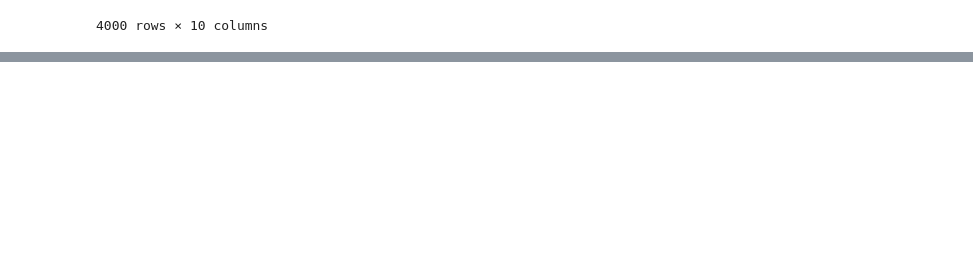
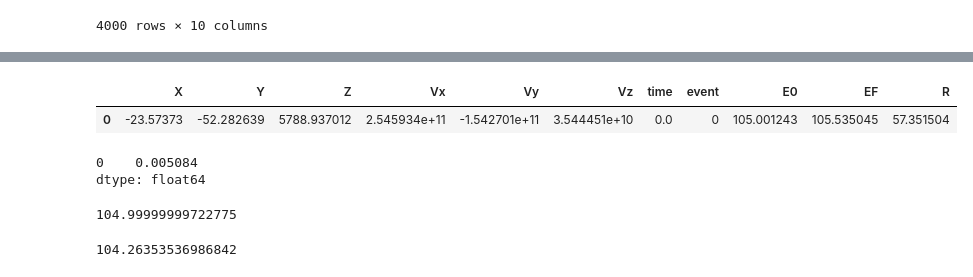
Before and after one commit to ckampa13/Mu2E, a Jupyter notebook: scripts/ColeTests/05-07-19_Trajectory_Run_03.ipynb, the cells around one changed output, grey strips where cells are left out. Cells and saved outputs as stored; diff of their text form; code cells hidden in the pictures; blank space fills up the shorter version.

```diff
--- a/scripts/ColeTests/05-07-19_Trajectory_Run_03.ipynb
+++ b/scripts/ColeTests/05-07-19_Trajectory_Run_03.ipynb
@@ -233,0 +304,10 @@ df_out
+# %%
+df_small.head(1)
+# %% [output]
+|  | X | Y | Z | Vx | Vy | Vz | time | event | E0 | EF | R |
+| 0 | -23.57373 | -52.282639 | 5788.937012 | 2.545934e+11 | -1.542701e+11 | 3.544451e+10 | 0.0 | 0 | 105.001243 | 105.535045 | 57.351504 |
+# %%
+(df_small.head(1).EF-df_small.head(1).E0)/df_small.head(1).E0
+# %% [output]
+0    0.005084
+dtype: float64
@@ -233,0 +318,8 @@ df_out
+# %%
+p
+# %% [output]
+104.99999999722775
+# %%
+pt
+# %% [output]
+104.26353536986842
```
Also changed, not shown: parts of 19 cells of this notebook, 2 other files.
